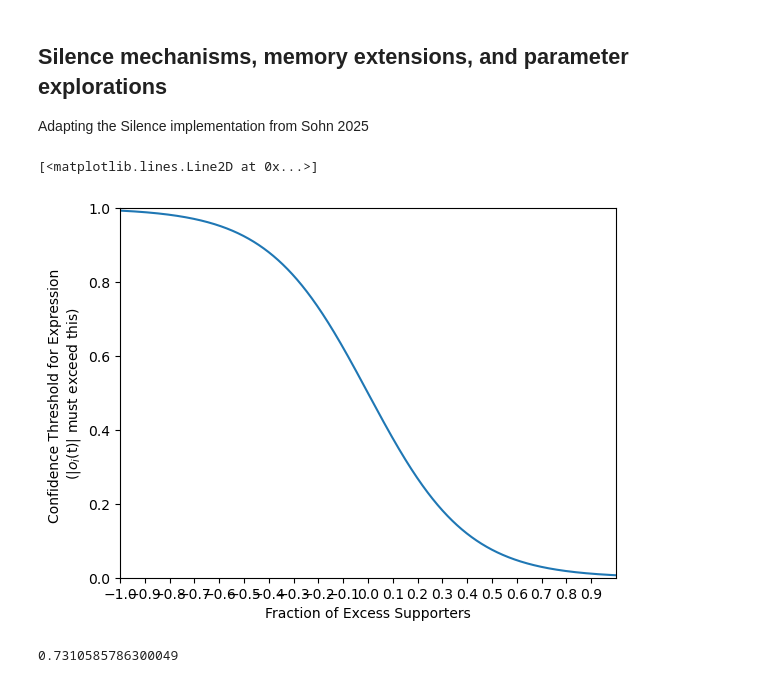
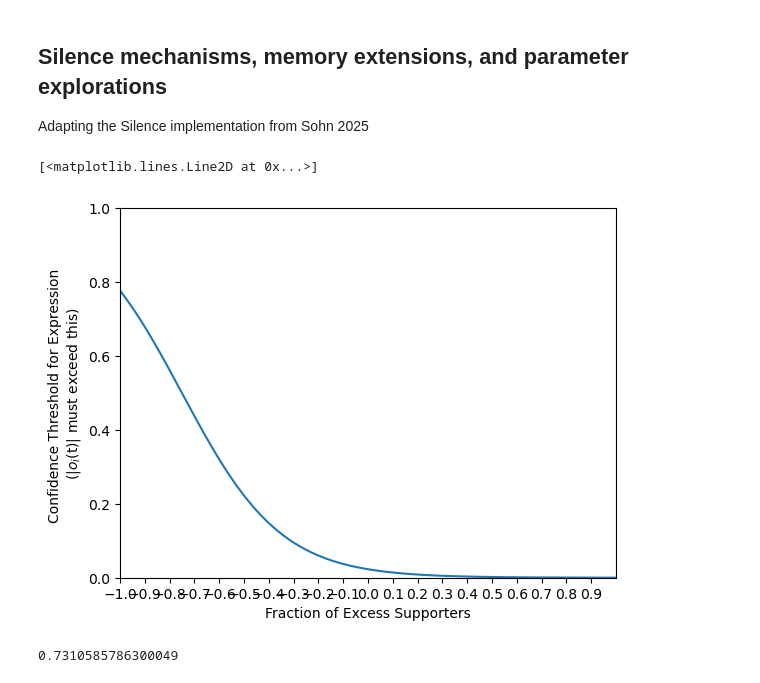
Before and after one commit to frantisek901/Spirals, a Jupyter notebook: Media/brainstorming.ipynb, the cells around one changed output. Cells and saved outputs as stored; diff of their text form; code cells hidden in the pictures.

```diff
--- a/Media/brainstorming.ipynb
+++ b/Media/brainstorming.ipynb
@@ -18,22 +18,22 @@ for supportersN in range(0, totalN, 50):
 # %%
 import numpy as np
 import matplotlib.pyplot as plt
 tau = 5
 delta = np.arange(-1, 1, 0.001)
-delta0 = 0
+delta0 = -0.75
 
 phi = 1/(1 + np.exp(tau*(delta - delta0)))
 
 plt.figure()
 plt.xlim([-1, 1])
 plt.ylim([0, 1])
 plt.xticks(np.arange(-1,1,0.1))
 plt.xlabel("Fraction of Excess Supporters")
 plt.ylabel("Confidence Threshold for Expression \n(|$o_{i}$(t)| must exceed this)")
 plt.plot(delta, phi)
 # %% [output]
 [<matplotlib.lines.Line2D at 0x...>]
-[figure, old version]
+[figure, new version]
 # %%
 # // Testing specific cases
 tau = 5
```
Also changed, not shown: 1 other file.
